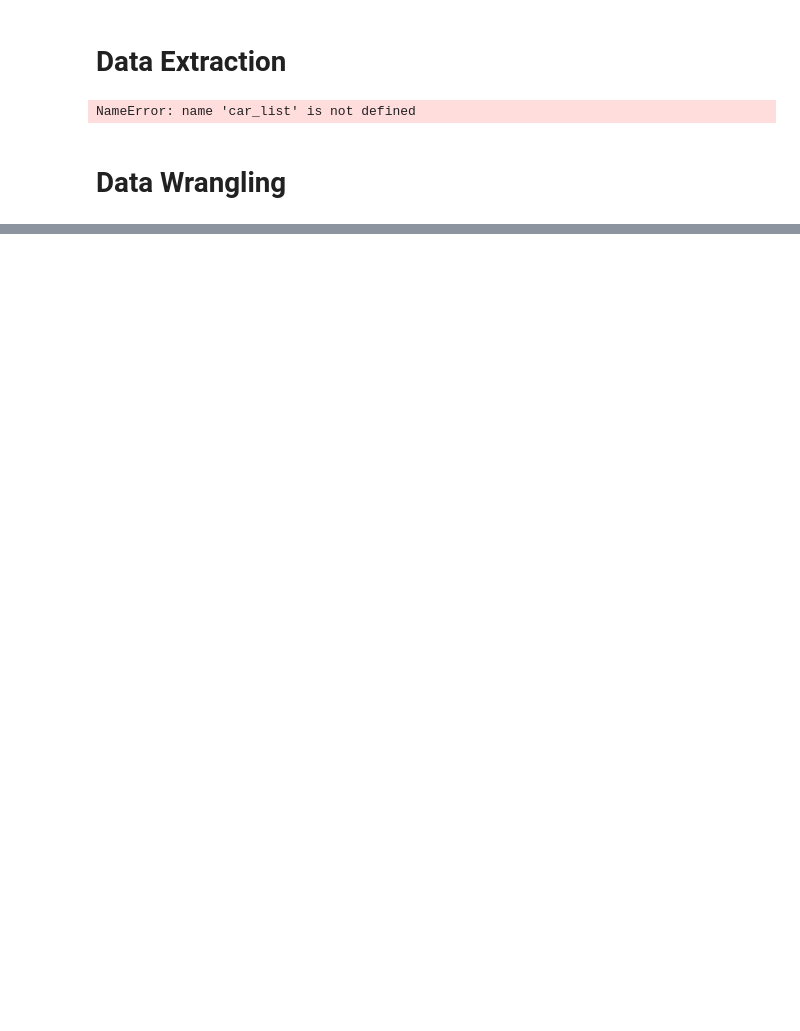
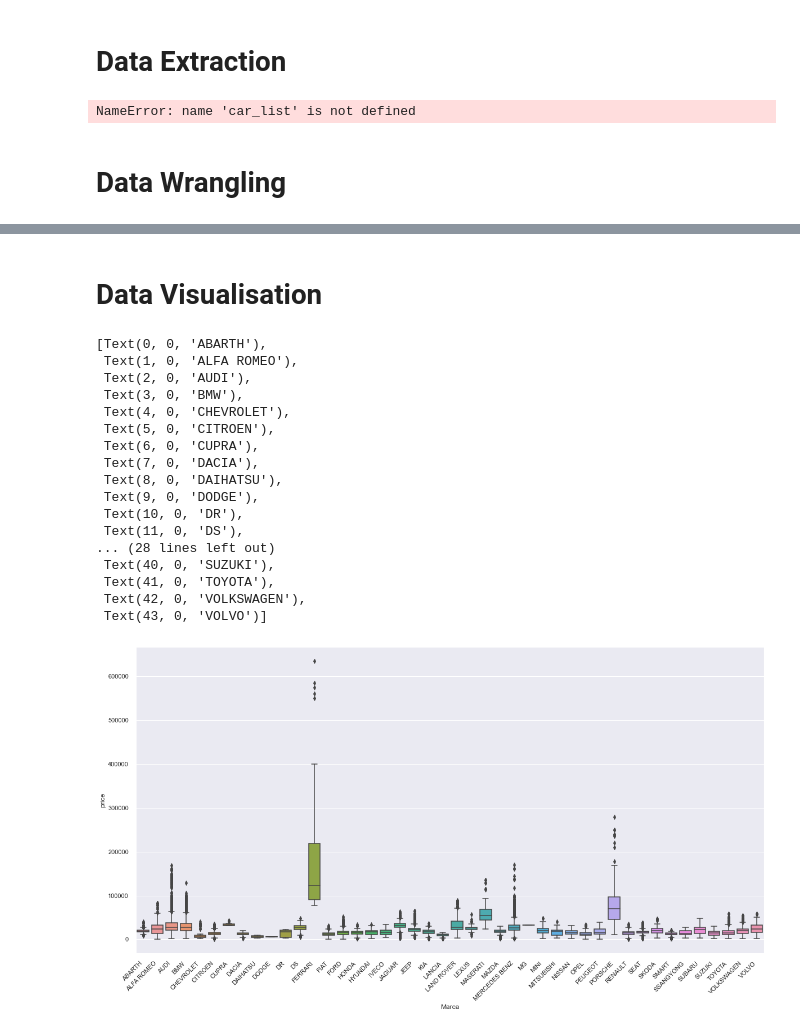
Before and after one commit to andreolidavide/car-culator, a Jupyter notebook: Car-culator.ipynb, the cells around one changed output, grey strips where cells are left out. Drawn from its saved outputs; the diff is of its cells as text; code cells hidden in the pictures; blank space fills up the shorter version.

Commit message:
Finished wrangling and one hot encoidng, started visualization

```diff
--- a/Car-culator.ipynb
+++ b/Car-culator.ipynb
@@ -1,6 +1,7 @@
 # %% [markdown]
 # Data Extraction
 # %%
+# Library imports
 import requests
 import re
 import sys
@@ -10,6 +11,9 @@ import pandas as pd
 import numpy as np
 import matplotlib.pyplot as plt
 import seaborn as sns
+# Setups
+plt.style.use('seaborn')
+sns.set_theme()
 # %%
 automobile_url = "https://www.automobile.it/usate/page-1"
 response = requests.get(automobile_url)
@@ -79,6 +85,10 @@ df.drop('description', axis=1, inplace=True)
 # Drop other less useful columns
 df.drop('Tipo di usato', axis=1, inplace=True)
 df.drop('Tipologia', axis=1, inplace=True)
+# The data has a few missing values, but four columns are considered crucial in order to define a used car: its price, its model, its brand, and its
+# kilometer count. Without a single one of those the used car doesn't make sense, so it will be dropped. For the kilometers, the website has a section dedicated
+# to 0 kms car, which is not included in the dataset for the momenti
+df.dropna(subset=['price','Marca','Modello','Chilometri'], inplace=True)
 # %%
 # Remove the points and euro sign from price column, and convert it to numeric
 df['price'].replace({'\.':'', '€ ':''}, regex=True, inplace=True)
@@ -178,9 +179,8 @@ def clean_list_columns(df, chosen_option):
 
 
 for option in ['Multimedia','Sicurezza', 'Comfort', 'Varie','Luci','Trasporto','Assetto']:
-    clean_list_columns(df, option)
-    df.drop(option, axis=1, inplace=True)
-
+    clean_list_columns(features, option)
+    features.drop(option, axis=1, inplace=True)
 
 dummies = ['Marca', 'Modello', 'Carburante', 'Cambio','Numero di porte','Numero di posti', 'Classe emissioni','Colore esterno','Design Interni','Colore Interni','Proprietari precedenti']
-df = pd.get_dummies(df, columns=dummies, prefix=dummies)
+features = pd.get_dummies(features, columns=dummies, prefix=dummies)
@@ -189,0 +187,29 @@ KeyError: 'Marca'
+# %% [markdown]
+# Data Visualisation
+# %%
+# Create the figure
+brand_boxplot_fig, brand_boxplot_ax = plt.subplots()
+# Create the plots
+sns.boxplot(data=df, x='Marca', y='price', ax=brand_boxplot_ax, order=sorted(df['Marca'].unique().tolist()))
+# Set properties
+brand_boxplot_fig.set_size_inches(20,10)
+brand_boxplot_ax.set_xticklabels(brand_boxplot_ax.get_xticklabels(), rotation=45, ha='right')
+# %% [output]
+[Text(0, 0, 'ABARTH'),
+ Text(1, 0, 'ALFA ROMEO'),
+ Text(2, 0, 'AUDI'),
+ Text(3, 0, 'BMW'),
+ Text(4, 0, 'CHEVROLET'),
+ Text(5, 0, 'CITROEN'),
+ Text(6, 0, 'CUPRA'),
+ Text(7, 0, 'DACIA'),
+ Text(8, 0, 'DAIHATSU'),
+ Text(9, 0, 'DODGE'),
+ Text(10, 0, 'DR'),
+ Text(11, 0, 'DS'),
+... (28 lines left out)
+ Text(40, 0, 'SUZUKI'),
+ Text(41, 0, 'TOYOTA'),
+ Text(42, 0, 'VOLKSWAGEN'),
+ Text(43, 0, 'VOLVO')]
+[figure, added]
```
Also changed, not shown: parts of 4 cells of this notebook.
